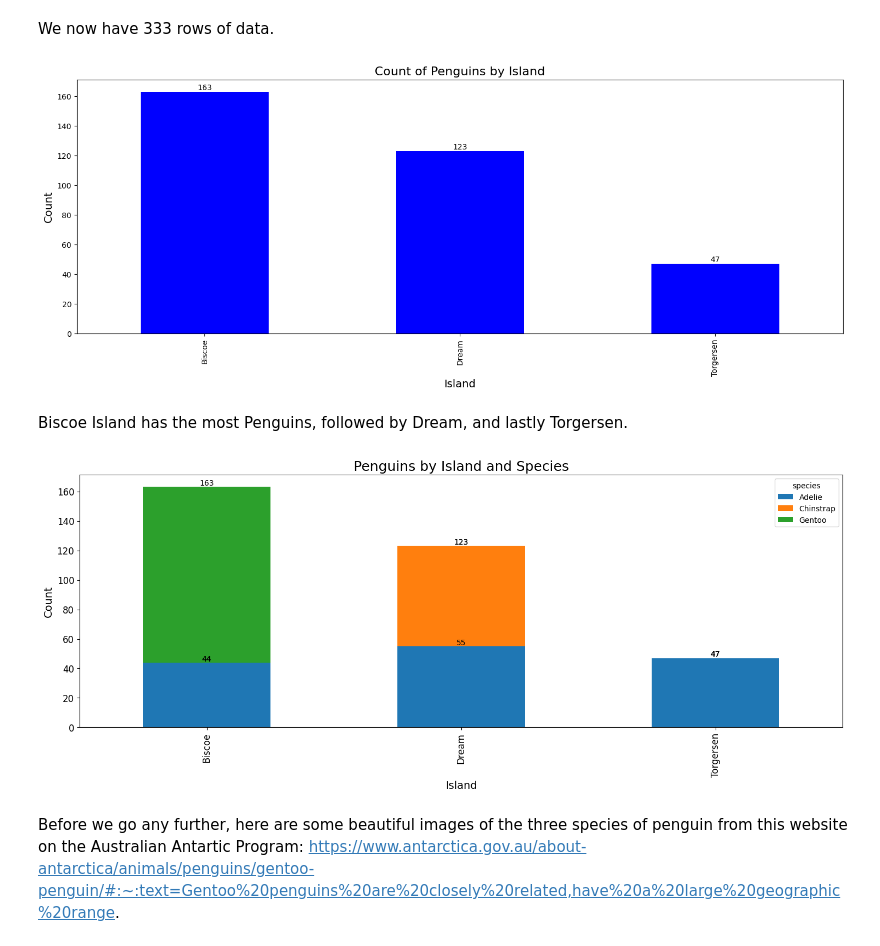
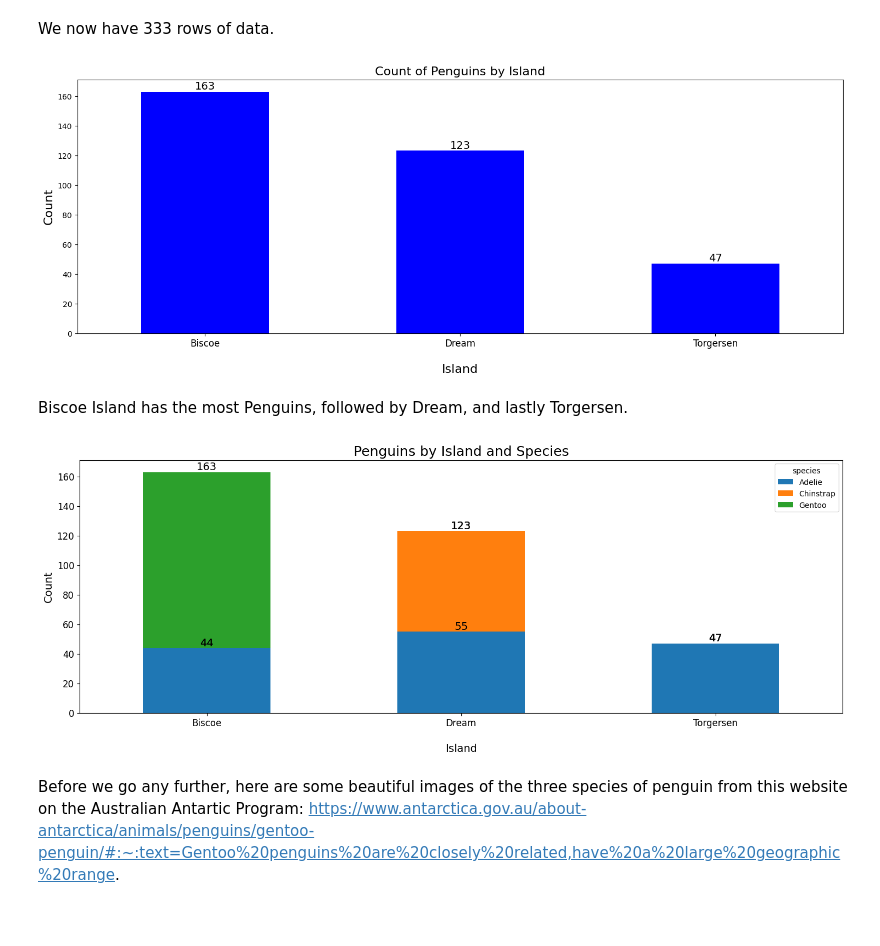
Before and after one commit to Mariacodes777/Machine_Learning, a Jupyter notebook: ML-Penguins.ipynb, the cells around one changed output. Saved outputs shown, nothing was run; the diff lists cells and outputs as text; code cells hidden in the pictures; blank space fills up the shorter version.

```diff
--- a/ML-Penguins.ipynb
+++ b/ML-Penguins.ipynb
@@ -68,17 +68,19 @@ import matplotlib.pyplot as plt
 # %%
 # Visualizing the Penguins by Island!
 ax = Penguins['island'].value_counts().plot(kind='bar', figsize=(18,6), color='blue')
-# I wanted to see the values on top of each bar.
+#Labeling the values on top of each bar.
 for container in ax.containers:
-    ax.bar_label(container)
-# I like font a bit larger on labels.
+    ax.bar_label(container, fontsize=14)
+#Increasing the size of the labels and using rotation=0 to have each island name horozontal without rotation. Makes labels easier to read.
+ax.tick_params(axis='x', rotation=0, labelsize=12)
+#Creating space between the x axis and the label using labelpad=20 to make this more aestetically pleasing.
 ax.set_title("Count of Penguins by Island", fontsize=16)
-ax.set_xlabel("Island", fontsize=14)
-ax.set_ylabel("Count", fontsize=14)
+ax.set_xlabel("Island", fontsize=16, labelpad=20)
+ax.set_ylabel("Count", fontsize=16)
 
 plt.show()
 # %% [output]
-[figure, old version]
+[figure, new version]
 # %% [markdown]
 Biscoe Island has the most Penguins, followed by Dream, and lastly Torgersen.
 # %%
@@ -87,16 +89,17 @@ StackedBarChart = Penguins.groupby(['island', 'species']).size().unstack()
 
 ax = StackedBarChart.plot(kind='bar', stacked=True, figsize=(18,6))
 for container in ax.containers:
-    ax.bar_label(container)
+    ax.bar_label(container, fontsize=14)
+ax.tick_params(axis='x', rotation=0, labelsize=12)
 ax.set_title("Penguins by Island and Species", fontsize=18)
-ax.set_xlabel("Island", fontsize=14)
+ax.set_xlabel("Island", fontsize=14, labelpad=20)
 ax.set_ylabel("Count", fontsize=14)
 
 ax.tick_params(axis='both', labelsize=12)
 
 plt.show()
 # %% [output]
-[figure, old version]
+[figure, new version]
 # %% [markdown]
 Before we go any further, here are some beautiful images of the three species of penguin from this website on the Australian Antartic Program: https://www.antarctica.gov.au/about-antarctica/animals/penguins/gentoo-penguin/#:~:text=Gentoo%20penguins%20are%20closely%20related,have%20a%20large%20geographic%20range.
 # %%
```
Also changed, not shown: parts of 8 cells of this notebook, 4 other files.
